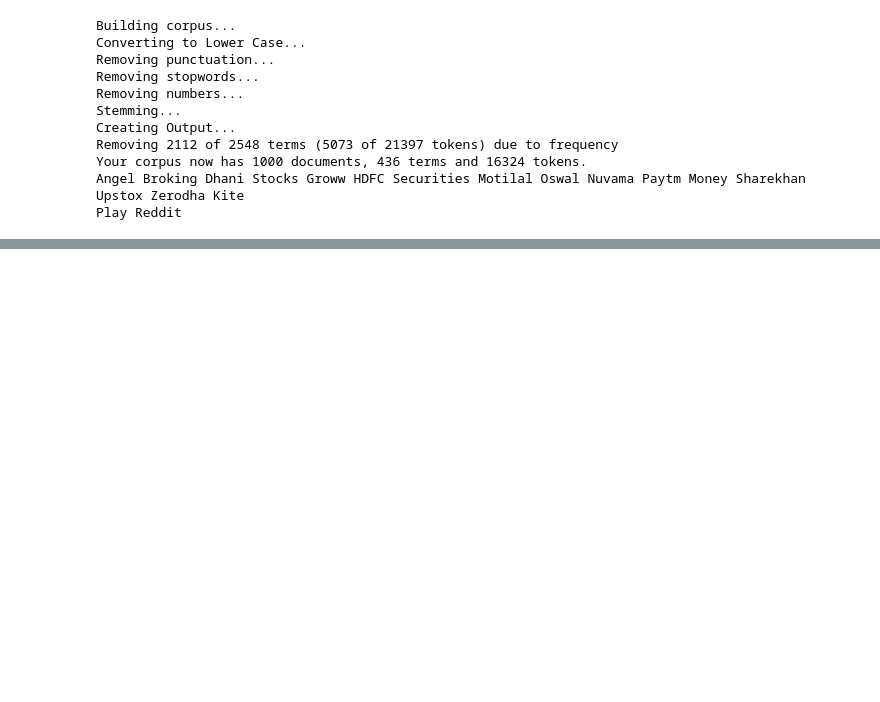
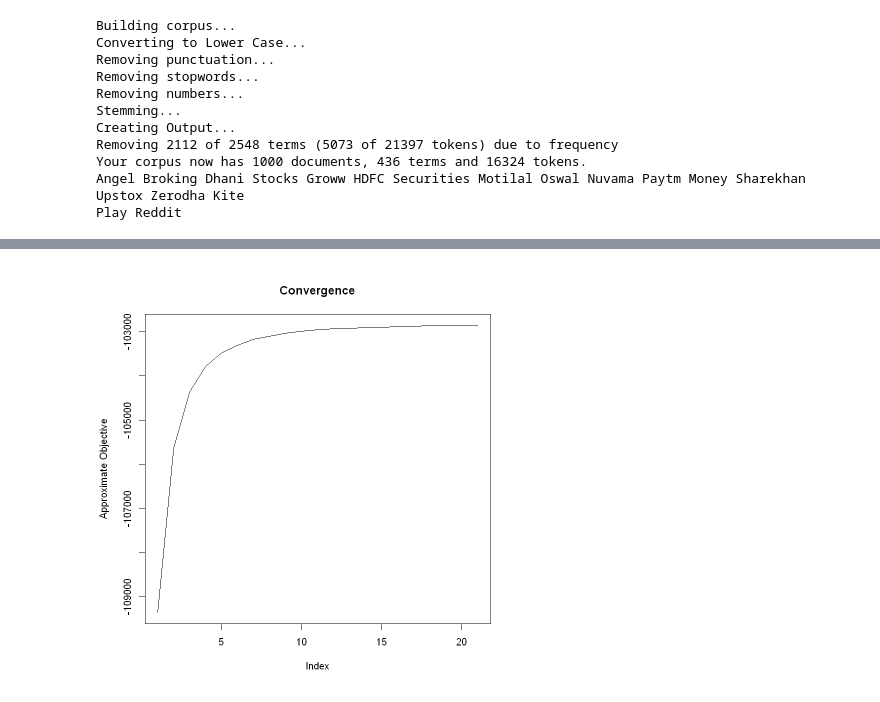
Before and after one commit to Joy2225/Trading-Platform-Review-Analysis, a Jupyter notebook: Test.ipynb, the cells around one changed output, grey strips where cells are left out. Saved outputs shown, nothing was run; the diff lists cells and outputs as text; code cells hidden in the pictures; blank space fills up the shorter version.

```diff
--- a/Test.ipynb
+++ b/Test.ipynb
@@ -383,0 +499,11 @@ Model Converged
+# %%
+# Graphical display of convergence
+
+plot(
+    Third_STM$convergence$bound, # Access the bound from the convergence data
+    type = "l",                  # Type of plot: "l" for line plot
+    ylab = "Approximate Objective", # Y-axis label
+    main = "Convergence"         # Plot title
+)
+# %% [output]
+[figure, added]
```
Also changed, not shown: parts of 16 cells of this notebook.
